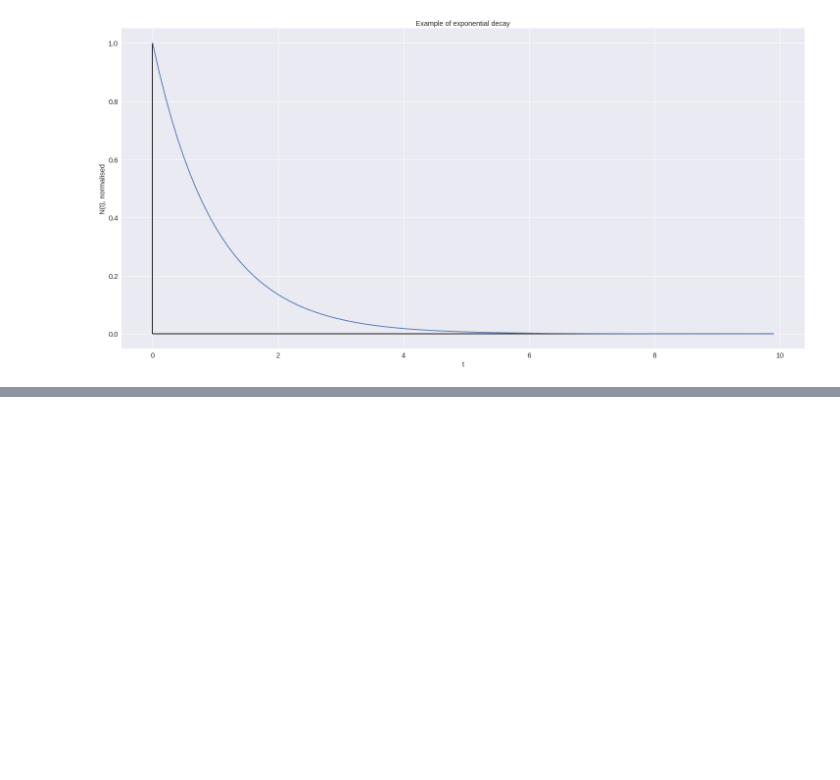
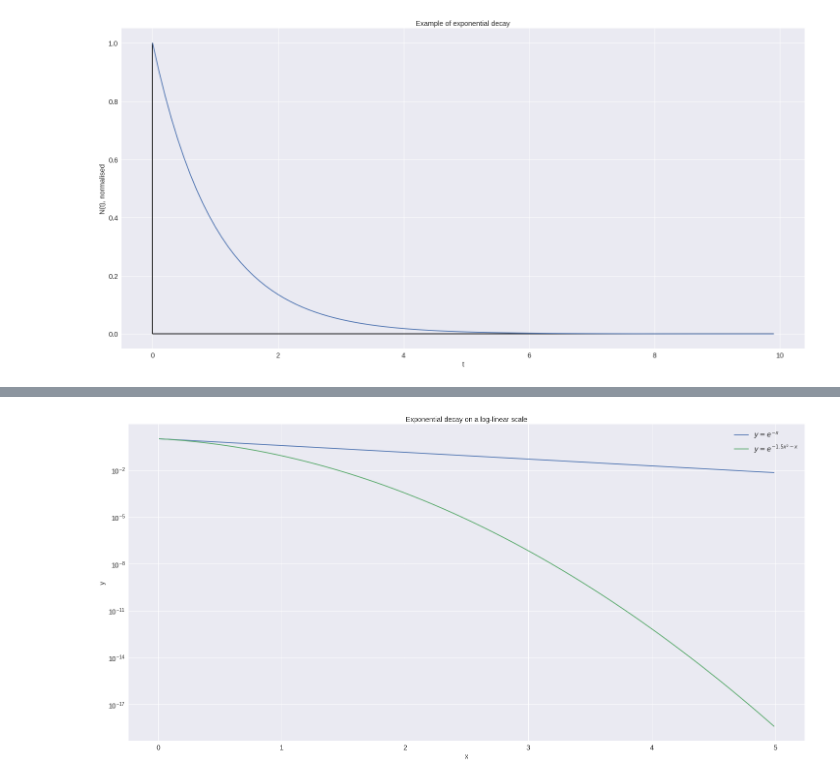
Before and after one commit to archon88/access_tutorials, a Jupyter notebook: logs_2020-04-10.ipynb, the cells around one changed output, grey strips where cells are left out. Drawn from its saved outputs; the diff is of its cells as text; code cells hidden in the pictures; blank space fills up the shorter version.

```diff
--- a/logs_2020-04-10.ipynb
+++ b/logs_2020-04-10.ipynb
@@ -155,0 +180,14 @@ No handles with labels found to put in legend.
+# %%
+fig = plt.figure()
+ax = fig.gca()
+xs = np.arange(0.01, 5, 0.01)
+ax.plot(xs, np.exp(-1*xs), label='$y = e^{-x}$')
+ax.plot(xs, np.exp(-1.5 * np.power(xs, 2) - xs), label='$y = e^{-1.5 x^{2} - x}$')
+ax.set_title('Exponential decay on a log-linear scale')
+ax.set_xlabel('x')
+ax.set_ylabel('y')
+ax.set_yscale('log')
+ax.legend()
+ax.hlines(y=0, xmin=min(xs), xmax=max(xs));
+# %% [output]
+[figure, added]
```
Also changed, not shown: parts of 3 cells of this notebook.
